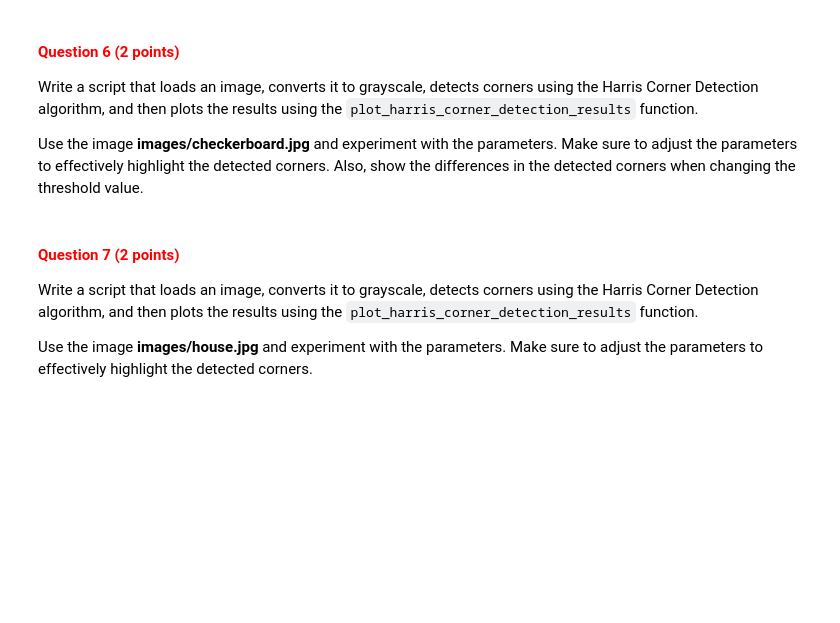
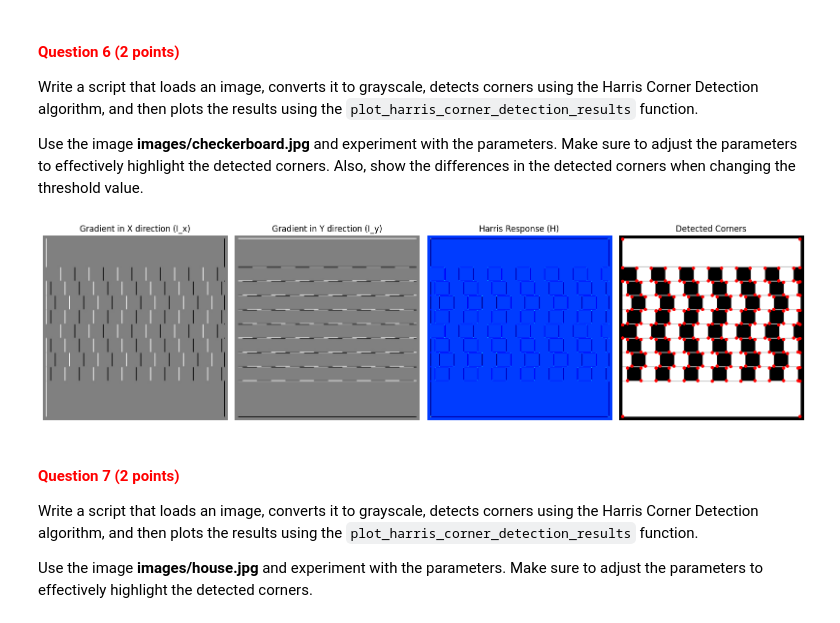
Before and after one commit to matthias-hagenauer/cv1_labs, a Jupyter notebook: cv1-lab-3/cv1-lab-3.ipynb, the cells around one changed output. Drawn from its saved outputs; the diff is of its cells as text; code cells hidden in the pictures; blank space fills up the shorter version.

```diff
--- a/cv1-lab-3/cv1-lab-3.ipynb
+++ b/cv1-lab-3/cv1-lab-3.ipynb
@@ -305,7 +305,7 @@ def compute_gradient_y(grayscale_image):
 
     # YOUR CODE HERE
     mask = np.array([-1, 0, 1])
-    gradient_y = scipy.signal.convolve2d(grayscale_image, mask.reshape((3, 1)))
+    gradient_y = scipy.signal.convolve2d(grayscale_image, mask.reshape((3, 1)), mode="same")
 
     return gradient_y
 # %% [markdown]
@@ -341,6 +341,7 @@ def harris_corner_detector(normalized_image, sigma, threshold):
     C = scipy.ndimage.gaussian_filter(I_y**2, sigma)
     H = (A*C - B**2) - .04*(A + C)**2
     row_count, col_count = H.shape
+    """
     rows = []
     columns = []
     for row in range(row_count):
@@ -348,8 +349,20 @@ def harris_corner_detector(normalized_image, sigma, threshold):
             if H[row, col] > threshold:
                 rows.append(row)
                 columns.append(col)
+    """
     harris_response = H
 
+    window_size = 5
+    half_window = window_size // 2
+    rows, columns = [], []
+
+    for row in range(half_window, H.shape[0] - half_window):
+        for col in range(half_window, H.shape[1] - half_window):
+            window = H[row-half_window:row+half_window+1, col-half_window:col+half_window+1]
+            if H[row, col] == np.max(window) and H[row, col] > threshold:
+                rows.append(row)
+                columns.append(col)
+
     return harris_response, rows, columns
 # %% [markdown]
 <a id="question-5"></a>
@@ -370,8 +383,30 @@ def plot_harris_corner_detection_results(normalized_image, harris_response, rows
     Returns:
         None. Displays the plots.
     """
+    I_x = scipy.ndimage.sobel(normalized_image, axis=1)
+    I_y = scipy.ndimage.sobel(normalized_image, axis=0)
 
-    # YOUR CODE HERE
+    fig, axes = plt.subplots(1, 4, figsize=(16, 8))
+
+    axes[0].imshow(I_x, cmap='gray')
+    axes[0].set_title('Gradient in X direction (I_x)')
+    axes[0].axis('off')
+
+    axes[1].imshow(I_y, cmap='gray')
+    axes[1].set_title('Gradient in Y direction (I_y)')
+    axes[1].axis('off')
+
+    axes[2].imshow(harris_response, cmap='jet')
+    axes[2].set_title('Harris Response (H)')
+    axes[2].axis('off')
+
+    axes[3].imshow(normalized_image, cmap='gray')
+    axes[3].scatter(columns, rows, color='red', s=15)
+    axes[3].set_title('Detected Corners')
+    axes[3].axis('off')
+
+    plt.tight_layout()
+    plt.show()
 # %% [markdown]
 <a id="question-6"></a>
 #### <font color='#FF0000'>Question 6 (2 points)</font>
@@ -384,3 +417,10 @@ Use the image **images/checkerboard.jpg** and experiment with the parameters. Ma
+# %%
+# YOUR CODE HERE
+image = convert_image_to_grayscale("./images/checkerboard.jpg")
+harris_response, rows, cols = harris_corner_detector(image, 0.5, 0.01)
+plot_harris_corner_detection_results(image, harris_response, rows, cols)
+# %% [output]
+[figure, added]
 # %% [markdown]
 <a id="question-7"></a>
 #### <font color='#FF0000'>Question 7 (2 points)</font>
```
Also changed, not shown: parts of 8 cells of this notebook.
